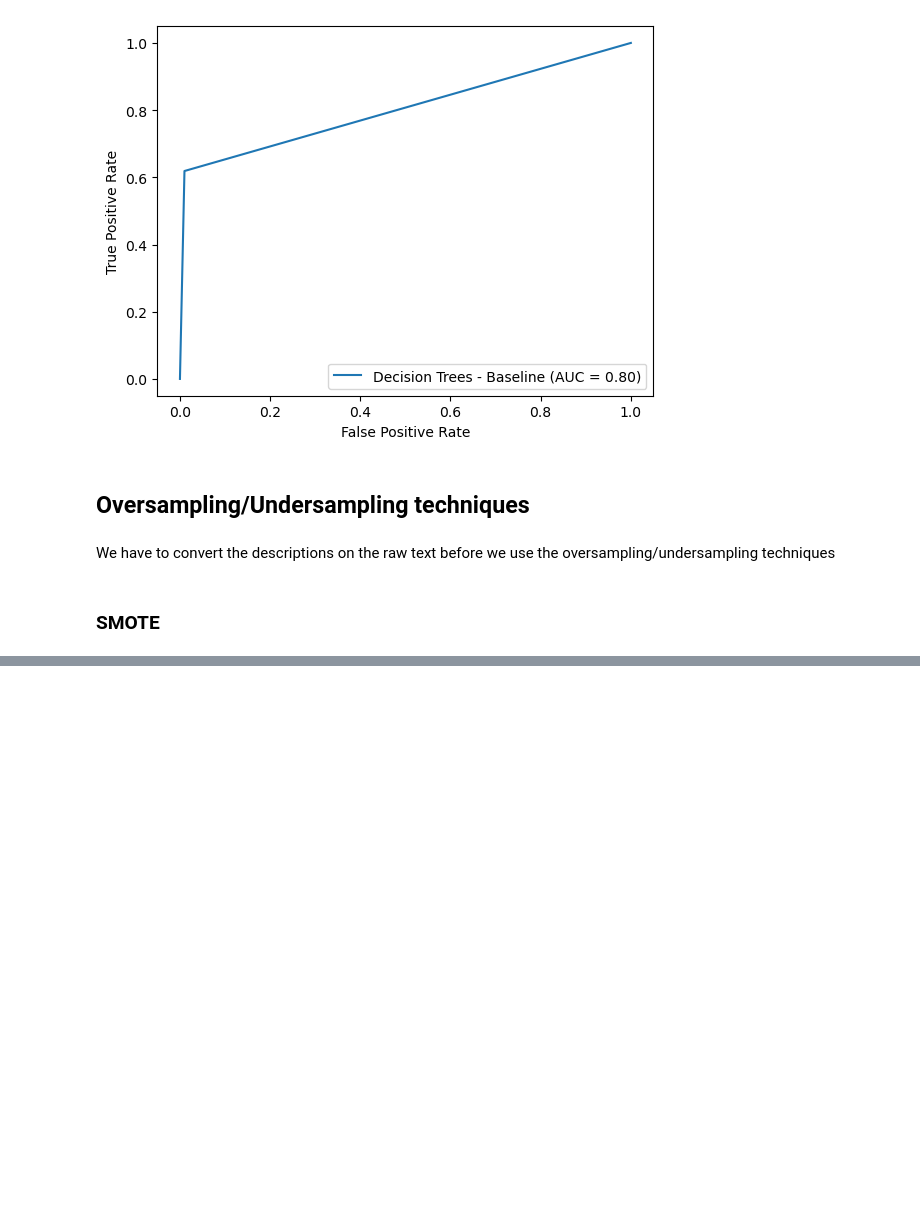
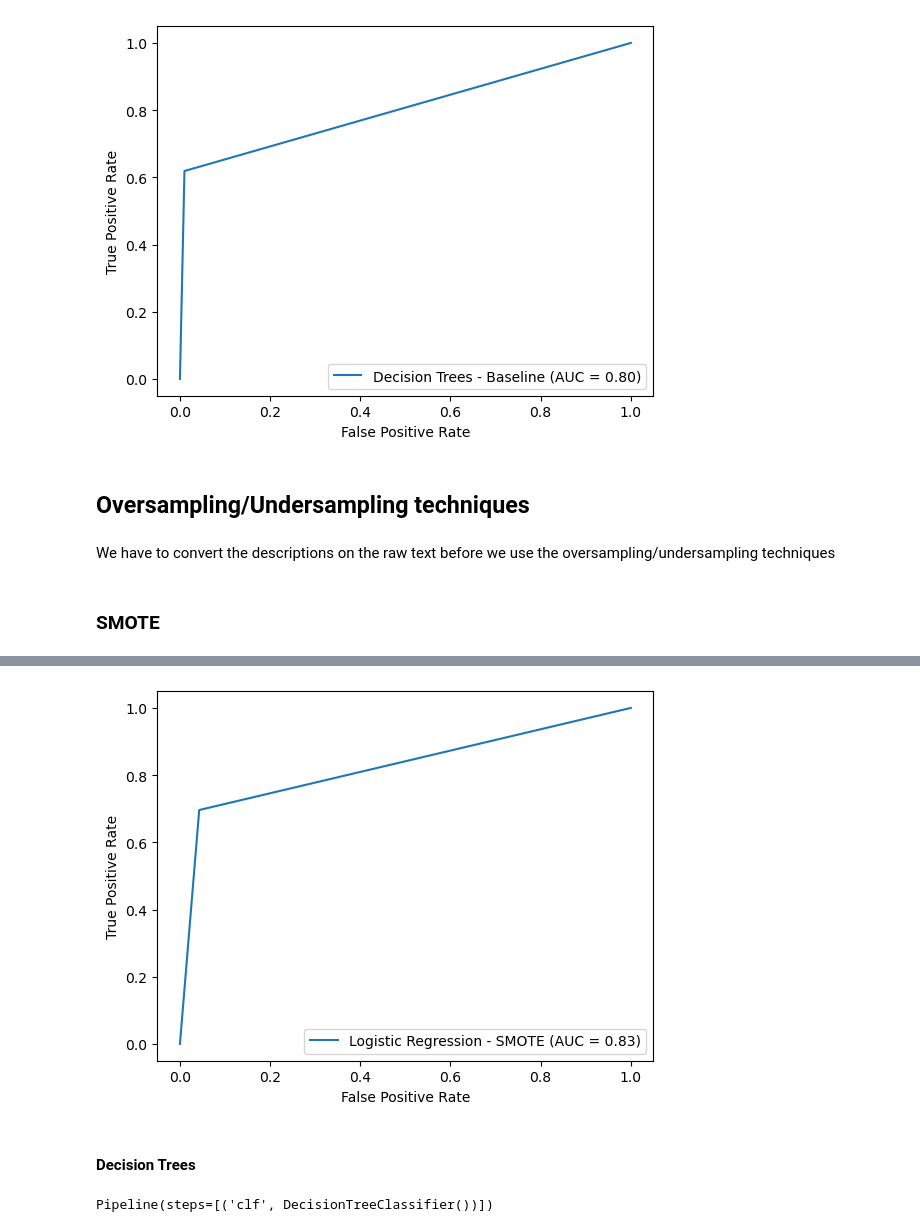
Before and after one commit to kiriakospapa/Text-Mining-Project, a Jupyter notebook: code.ipynb, the cells around one changed output, grey strips where cells are left out. Saved outputs shown, nothing was run; the diff lists cells and outputs as text; code cells hidden in the pictures; blank space fills up the shorter version.

```diff
--- a/code.ipynb
+++ b/code.ipynb
@@ -371,0 +404,3 @@ ModuleNotFoundError: No module named 'imblearn'
+# %%
+logreg_smote_pred = pipe.predict(X_test)
+print(classification_report(y_test, logreg_smote_pred))
@@ -371,0 +416,13 @@ ModuleNotFoundError: No module named 'imblearn'
+# %%
+plot_roc(y_test, logreg_smote_pred, "Logistic Regression - SMOTE")
+# %% [output]
+[figure, added]
+# %% [markdown]
+ #### Decision Trees
+# %%
+# Define the pipeline
+pipe = Pipeline([('clf', tree.DecisionTreeClassifier())])
+# Train the pipeline
+pipe.fit(X_smote_train, y_smote_train)
+# %% [output]
+Pipeline(steps=[('clf', DecisionTreeClassifier())])
```
Also changed, not shown: parts of 15 cells of this notebook.
